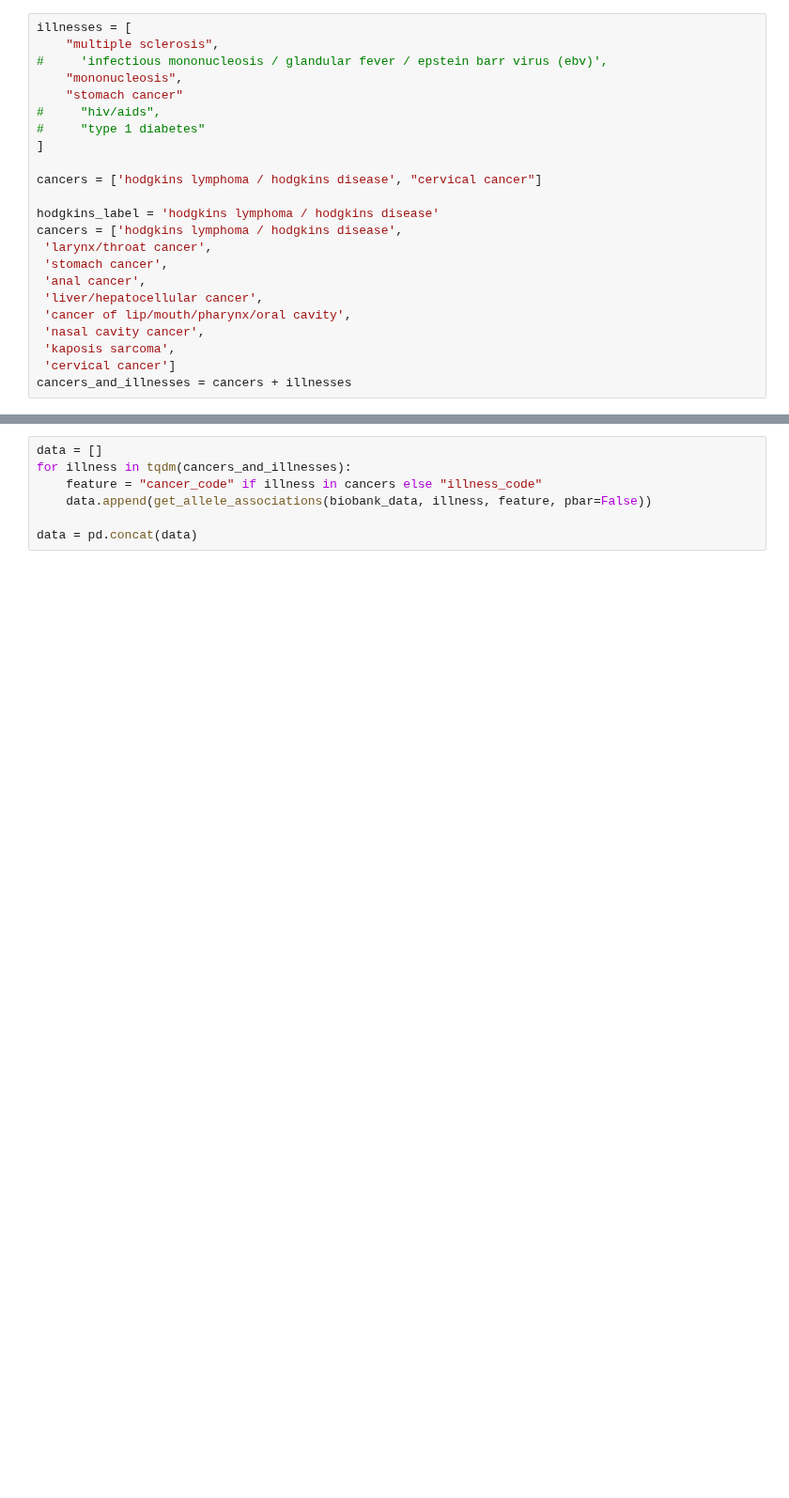
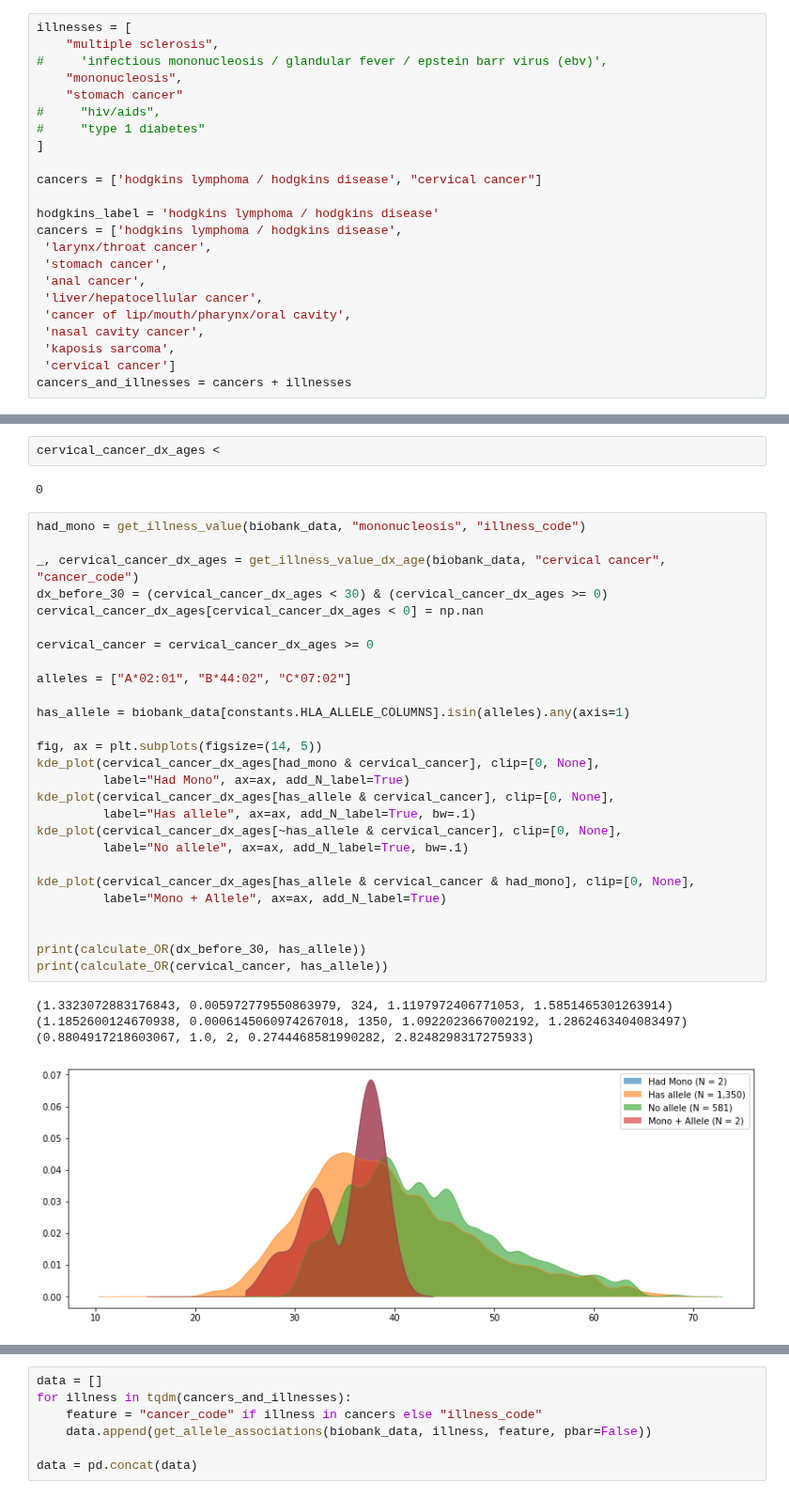
Before and after one commit to cole-khamnei/HLA_genotyping_associations, a Jupyter notebook: notebooks/allele_specific_associations.ipynb, the cells around one changed output, grey strips where cells are left out. Shown at 94% size. Saved outputs shown, nothing was run; the diff lists cells and outputs as text; blank space fills up the shorter version.

```diff
--- a/notebooks/allele_specific_associations.ipynb
+++ b/notebooks/allele_specific_associations.ipynb
@@ -283,0 +135,36 @@ plt.show()
+# %%
+cervical_cancer_dx_ages <
+# %% [output]
+0
+# %%
+had_mono = get_illness_value(biobank_data, "mononucleosis", "illness_code")
+
+_, cervical_cancer_dx_ages = get_illness_value_dx_age(biobank_data, "cervical cancer", "cancer_code")
+dx_before_30 = (cervical_cancer_dx_ages < 30) & (cervical_cancer_dx_ages >= 0)
+cervical_cancer_dx_ages[cervical_cancer_dx_ages < 0] = np.nan
+
+cervical_cancer = cervical_cancer_dx_ages >= 0
+
+alleles = ["A*02:01", "B*44:02", "C*07:02"]
+
+has_allele = biobank_data[constants.HLA_ALLELE_COLUMNS].isin(alleles).any(axis=1)
+
+fig, ax = plt.subplots(figsize=(14, 5))
+kde_plot(cervical_cancer_dx_ages[had_mono & cervical_cancer], clip=[0, None],
+         label="Had Mono", ax=ax, add_N_label=True)
+kde_plot(cervical_cancer_dx_ages[has_allele & cervical_cancer], clip=[0, None],
+         label="Has allele", ax=ax, add_N_label=True, bw=.1)
+kde_plot(cervical_cancer_dx_ages[~has_allele & cervical_cancer], clip=[0, None],
+         label="No allele", ax=ax, add_N_label=True, bw=.1)
+
+kde_plot(cervical_cancer_dx_ages[has_allele & cervical_cancer & had_mono], clip=[0, None],
+         label="Mono + Allele", ax=ax, add_N_label=True)
+
+
+print(calculate_OR(dx_before_30, has_allele))
+print(calculate_OR(cervical_cancer, has_allele))
+# %% [output]
+(1.3323072883176843, 0.005972779550863979, 324, 1.1197972406771053, 1.5851465301263914)
+(1.1852600124670938, 0.0006145060974267018, 1350, 1.0922023667002192, 1.2862463404083497)
+(0.8804917218603067, 1.0, 2, 0.2744468581990282, 2.8248298317275933)
+[figure, added]
```
Also changed, not shown: parts of 16 cells of this notebook, 4 other files.
